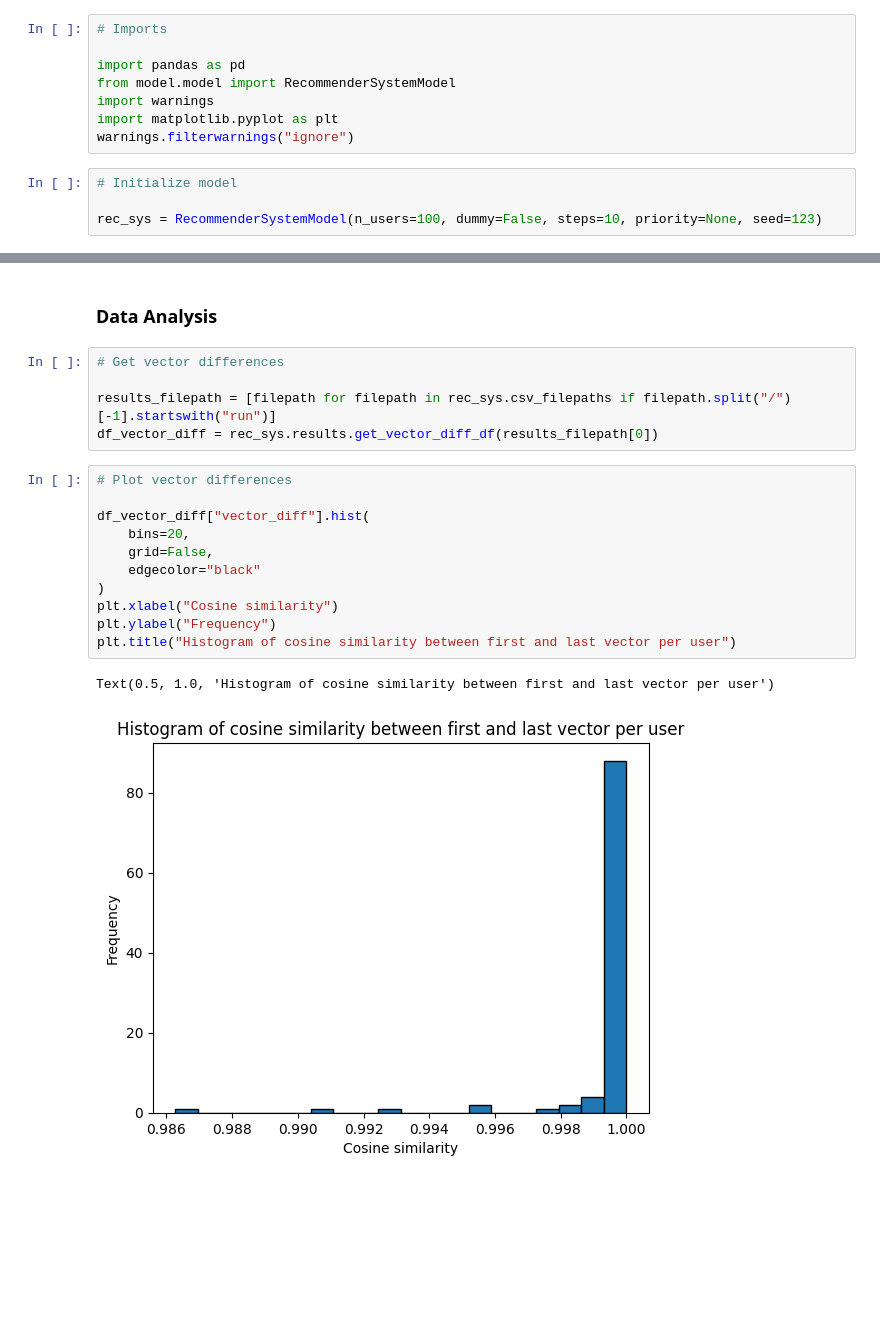
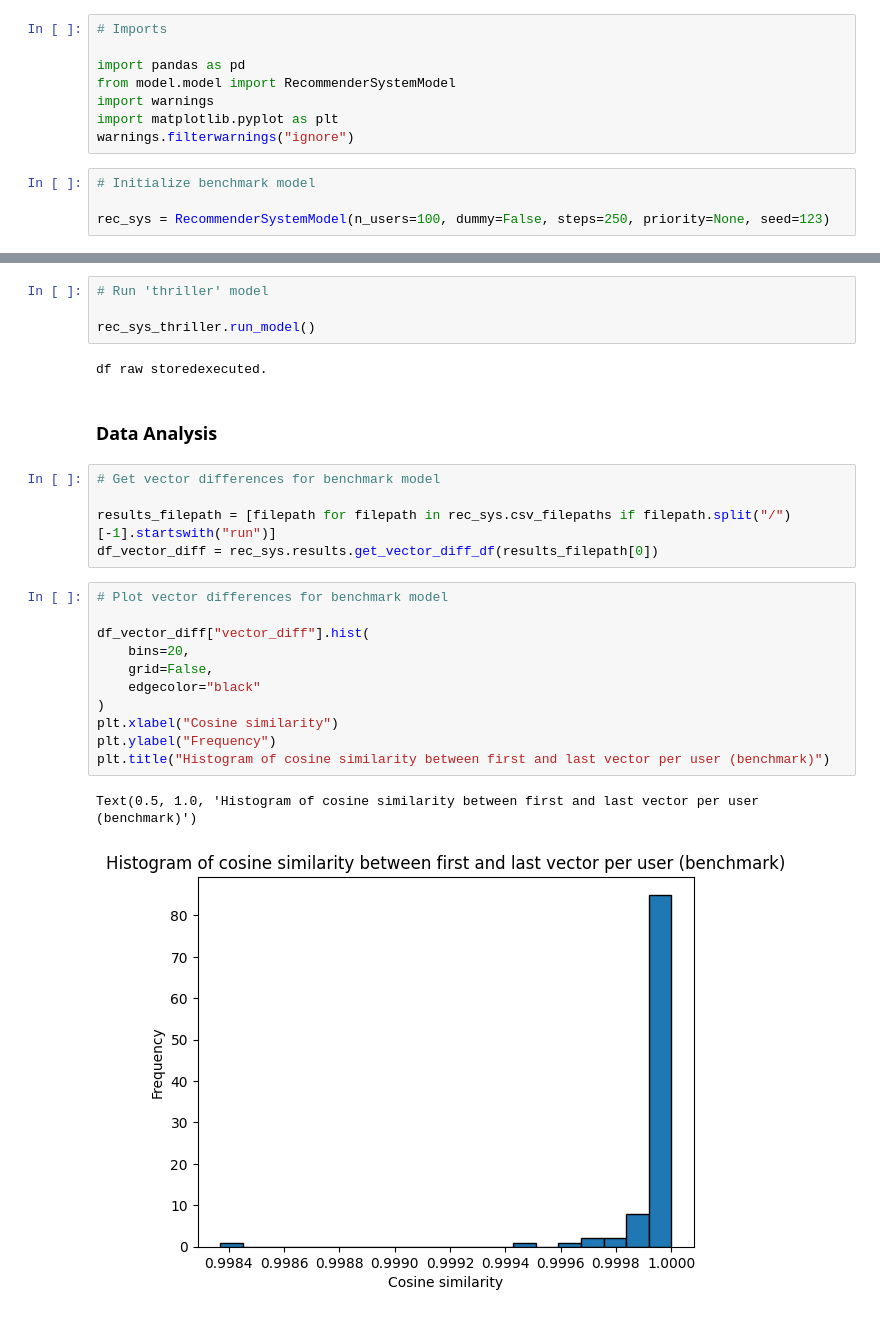
Before and after one commit to jamonbri/master_thesis, a Jupyter notebook: project/model_simulation.ipynb, the cells around one changed output, grey strips where cells are left out. Saved outputs shown, nothing was run; the diff lists cells and outputs as text; blank space fills up the shorter version.

Commit message:
add first runs

```diff
--- a/project/model_simulation.ipynb
+++ b/project/model_simulation.ipynb
@@ -9,9 +9,9 @@ import warnings
 import matplotlib.pyplot as plt
 warnings.filterwarnings("ignore")
 # %%
-# Initialize model
+# Initialize benchmark model
 
-rec_sys = RecommenderSystemModel(n_users=100, dummy=False, steps=10, priority=None, seed=123)
+rec_sys = RecommenderSystemModel(n_users=100, dummy=False, steps=250, priority=None, seed=123)
 # %% [output]
 Initializing model...
 
@@ -51,21 +95,27 @@ df raw stored
+# %%
+# Run 'thriller' model
+
+rec_sys_thriller.run_model()
+# %% [output]
+df raw storedexecuted.
 # %% [markdown]
 ### Data Analysis
 # %%
-# Get vector differences
+# Get vector differences for benchmark model
 
 results_filepath = [filepath for filepath in rec_sys.csv_filepaths if filepath.split("/")[-1].startswith("run")]
 df_vector_diff = rec_sys.results.get_vector_diff_df(results_filepath[0])
 # %%
-# Plot vector differences
+# Plot vector differences for benchmark model
 
 df_vector_diff["vector_diff"].hist(
     bins=20,
     grid=False,
     edgecolor="black"
 )
 plt.xlabel("Cosine similarity")
 plt.ylabel("Frequency")
-plt.title("Histogram of cosine similarity between first and last vector per user")
+plt.title("Histogram of cosine similarity between first and last vector per user (benchmark)")
 # %% [output]
-Text(0.5, 1.0, 'Histogram of cosine similarity between first and last vector per user')
+Text(0.5, 1.0, 'Histogram of cosine similarity between first and last vector per user (benchmark)')
-[figure, old version]
+[figure, new version]
```
Also changed, not shown: parts of 9 cells of this notebook, 2 other files.
